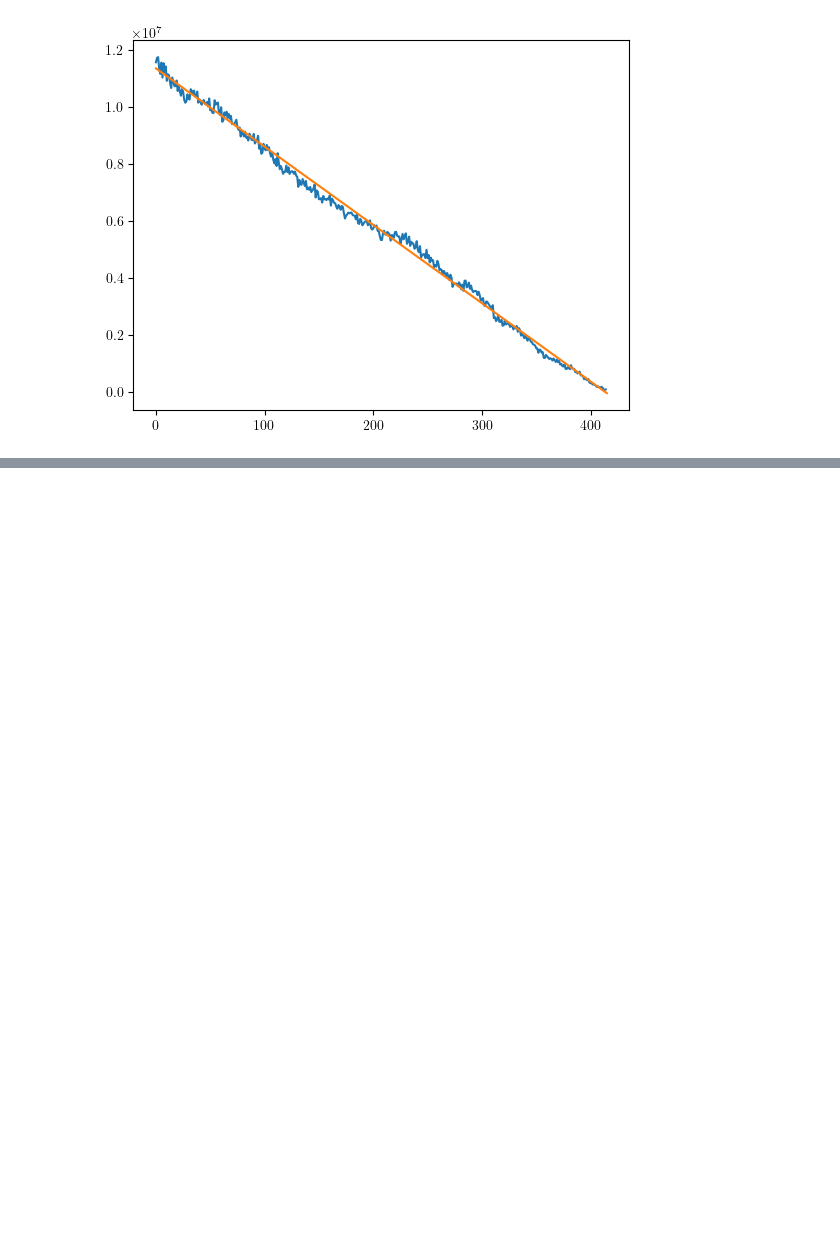
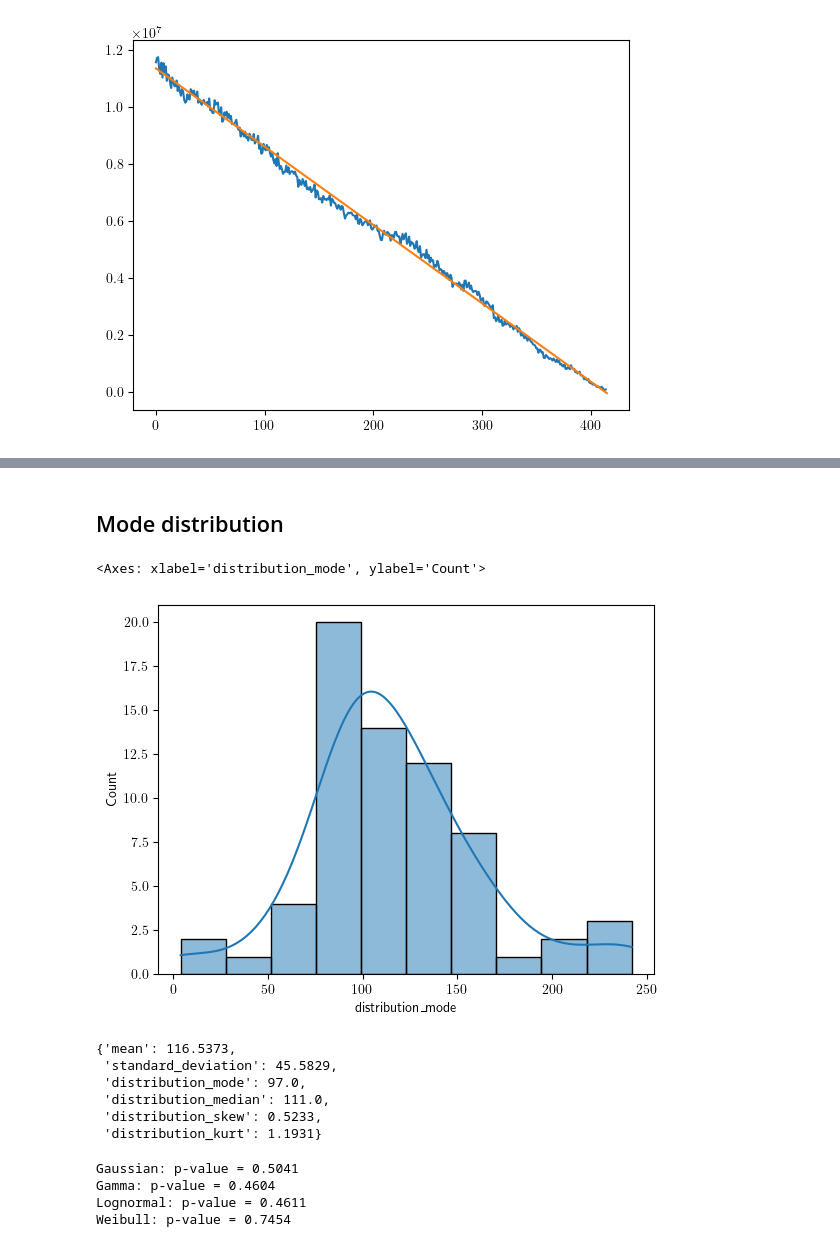
Before and after one commit to LFD103108/lovecraft, a Jupyter notebook: notebooks/05_text_analysis.ipynb, the cells around one changed output, grey strips where cells are left out. Saved outputs shown, nothing was run; the diff lists cells and outputs as text; code cells hidden in the pictures; blank space fills up the shorter version.

```diff
--- a/notebooks/05_text_analysis.ipynb
+++ b/notebooks/05_text_analysis.ipynb
@@ -770,0 +792,5 @@ plt.plot(lag_array, linear_fit[1]+linear_fit[0]*lag_array)
+# %%
+df_statistics = pd.DataFrame(params).transpose()
+# setting index column name to story
+#df_statistics.set_index('story', inplace=True)
+df_statistics
@@ -770,0 +811,51 @@ plt.plot(lag_array, linear_fit[1]+linear_fit[0]*lag_array)
+# %% [markdown]
+## Mode distribution
+# %%
+sns.histplot(df_statistics['distribution_mode'], kde= True, bins= 10)
+# %% [output]
+<Axes: xlabel='distribution_mode', ylabel='Count'>
+[figure, added]
+# %%
+mode_statistics = text_tools.dist_statistics(df_statistics['distribution_mode'])
+mode_statistics
+# %% [output]
+{'mean': 116.5373,
+ 'standard_deviation': 45.5829,
+ 'distribution_mode': 97.0,
+ 'distribution_median': 111.0,
+ 'distribution_skew': 0.5233,
+ 'distribution_kurt': 1.1931}
+# %%
+distributions = {
+    'Gaussian': stats.norm.fit(df_statistics['distribution_mode']),
+    'Gamma': stats.gamma.fit(df_statistics['distribution_mode']),
+    'Lognormal': stats.lognorm.fit(df_statistics['distribution_mode']),
+    'Weibull': stats.weibull_min.fit(df_statistics['distribution_mode'])
+}
+results = {}
+
+# Mapping from display names to scipy distribution names
+dist_names = {
+    'Gaussian': 'norm',
+    'Gamma': 'gamma',
+    'Lognormal': 'lognorm',
+    'Weibull': 'weibull_min'
+}
+
+for name, params in distributions.items():
+    dist_name = dist_names[name]
+    ks_stat, p_value = stats.kstest(df_statistics['distribution_mode'], dist_name, args=params)
+    results[name] = {
+        "params": params,
+        "ks_stat": ks_stat,
+        "p_value": p_value
+    }
+
+# Print the results
+for name, res in results.items():
+    print(f"{name}: p-value = {res['p_value']:.4f}")
+# %% [output]
+Gaussian: p-value = 0.5041
+Gamma: p-value = 0.4604
+Lognormal: p-value = 0.4611
+Weibull: p-value = 0.7454
```
Also changed, not shown: parts of 27 cells of this notebook, 1 other file.
